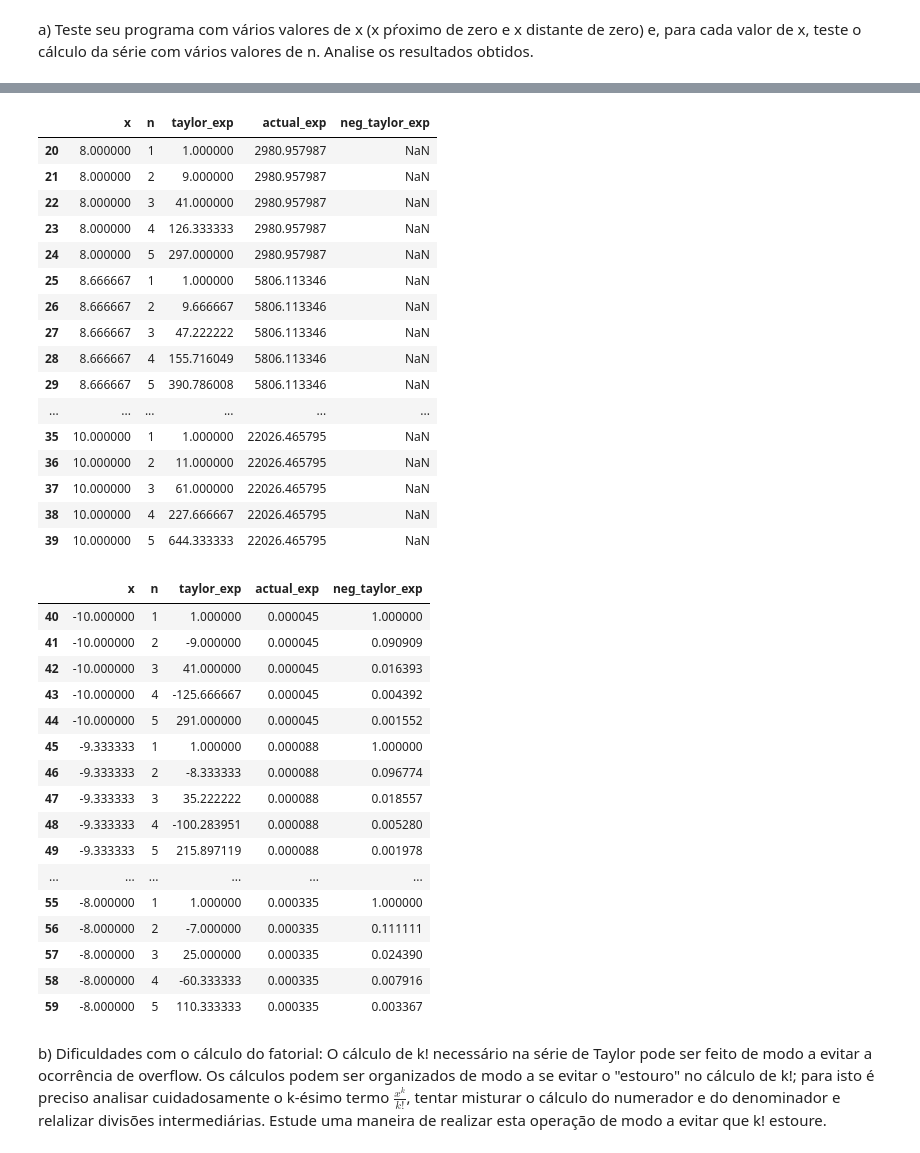
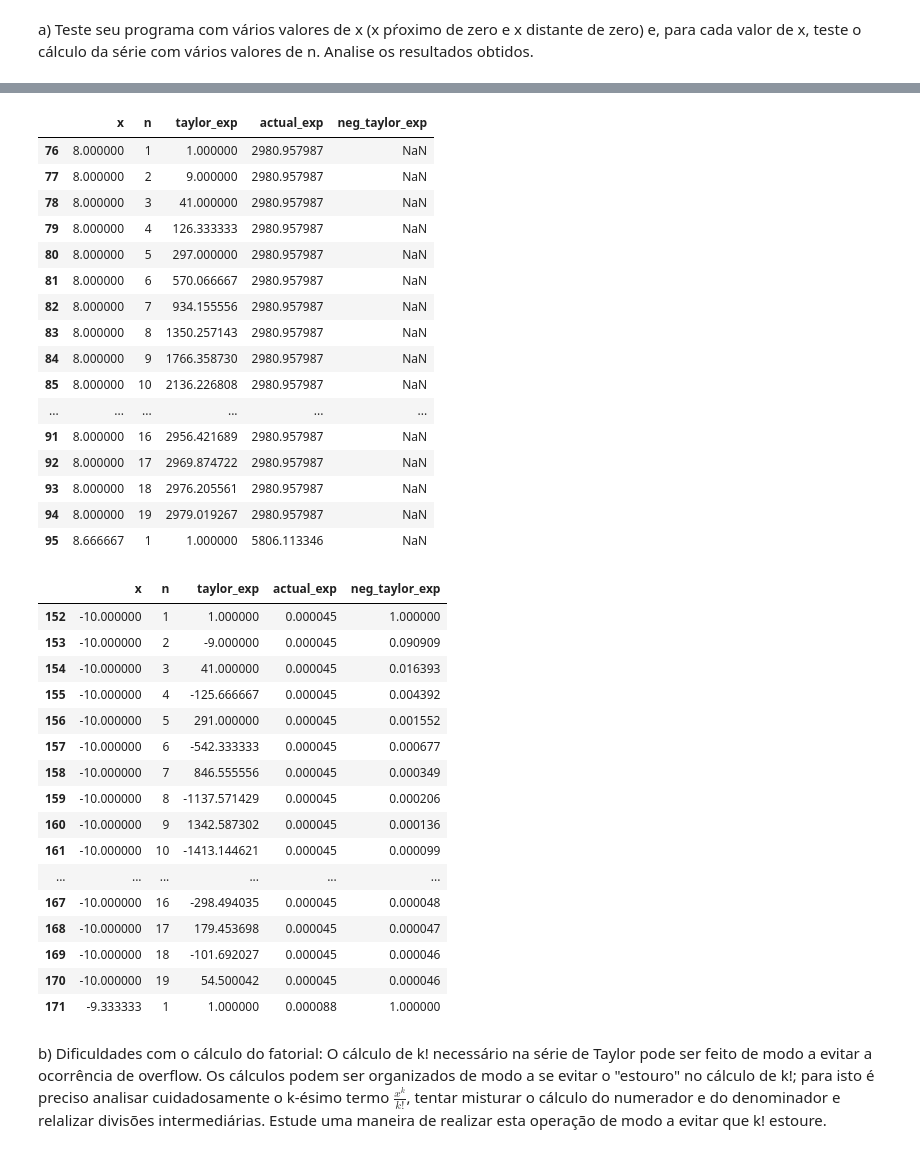
Before and after one commit to fromcaio/numerical-analysis, a Jupyter notebook: 02-taylor-sries.ipynb, the cells around one changed output, grey strips where cells are left out. Cells and saved outputs as stored; diff of their text form; code cells hidden in the pictures.

```diff
--- a/02-taylor-sries.ipynb
+++ b/02-taylor-sries.ipynb
@@ -127,7 +127,7 @@ def taylor_exp(x, n):
 x_next_to_zero_vals = numpy.linspace(-2, 2, 4)
 x_far_from_zero_vals = numpy.linspace(8, 10, 4)
 x_far_from_zero_negative_vals = numpy.linspace(-10, -8, 4)
-n_vals = list(range(1, 6))
+n_vals = list(range(1, 20))
 
 # Acumule os resultados em uma lista
 results = []
@@ -189,37 +189,37 @@ display(df_x_far_neg.head(20))
 |  | x | n | taylor_exp | actual_exp | neg_taylor_exp |
-| 20 | 8.000000 | 1 | 1.000000 | 2980.957987 | NaN |
-| 21 | 8.000000 | 2 | 9.000000 | 2980.957987 | NaN |
-| 22 | 8.000000 | 3 | 41.000000 | 2980.957987 | NaN |
-| 23 | 8.000000 | 4 | 126.333333 | 2980.957987 | NaN |
-| 24 | 8.000000 | 5 | 297.000000 | 2980.957987 | NaN |
-| 25 | 8.666667 | 1 | 1.000000 | 5806.113346 | NaN |
-| 26 | 8.666667 | 2 | 9.666667 | 5806.113346 | NaN |
-| 27 | 8.666667 | 3 | 47.222222 | 5806.113346 | NaN |
-| 28 | 8.666667 | 4 | 155.716049 | 5806.113346 | NaN |
-| 29 | 8.666667 | 5 | 390.786008 | 5806.113346 | NaN |
+| 76 | 8.000000 | 1 | 1.000000 | 2980.957987 | NaN |
+| 77 | 8.000000 | 2 | 9.000000 | 2980.957987 | NaN |
+| 78 | 8.000000 | 3 | 41.000000 | 2980.957987 | NaN |
+| 79 | 8.000000 | 4 | 126.333333 | 2980.957987 | NaN |
+| 80 | 8.000000 | 5 | 297.000000 | 2980.957987 | NaN |
+| 81 | 8.000000 | 6 | 570.066667 | 2980.957987 | NaN |
+| 82 | 8.000000 | 7 | 934.155556 | 2980.957987 | NaN |
+| 83 | 8.000000 | 8 | 1350.257143 | 2980.957987 | NaN |
+| 84 | 8.000000 | 9 | 1766.358730 | 2980.957987 | NaN |
+| 85 | 8.000000 | 10 | 2136.226808 | 2980.957987 | NaN |
 | ... | ... | ... | ... | ... | ... |
-| 35 | 10.000000 | 1 | 1.000000 | 22026.465795 | NaN |
-| 36 | 10.000000 | 2 | 11.000000 | 22026.465795 | NaN |
-| 37 | 10.000000 | 3 | 61.000000 | 22026.465795 | NaN |
-| 38 | 10.000000 | 4 | 227.666667 | 22026.465795 | NaN |
-| 39 | 10.000000 | 5 | 644.333333 | 22026.465795 | NaN |
+| 91 | 8.000000 | 16 | 2956.421689 | 2980.957987 | NaN |
+| 92 | 8.000000 | 17 | 2969.874722 | 2980.957987 | NaN |
+| 93 | 8.000000 | 18 | 2976.205561 | 2980.957987 | NaN |
+| 94 | 8.000000 | 19 | 2979.019267 | 2980.957987 | NaN |
+| 95 | 8.666667 | 1 | 1.000000 | 5806.113346 | NaN |
 |  | x | n | taylor_exp | actual_exp | neg_taylor_exp |
-| 40 | -10.000000 | 1 | 1.000000 | 0.000045 | 1.000000 |
-| 41 | -10.000000 | 2 | -9.000000 | 0.000045 | 0.090909 |
-| 42 | -10.000000 | 3 | 41.000000 | 0.000045 | 0.016393 |
-| 43 | -10.000000 | 4 | -125.666667 | 0.000045 | 0.004392 |
-| 44 | -10.000000 | 5 | 291.000000 | 0.000045 | 0.001552 |
-| 45 | -9.333333 | 1 | 1.000000 | 0.000088 | 1.000000 |
-| 46 | -9.333333 | 2 | -8.333333 | 0.000088 | 0.096774 |
-| 47 | -9.333333 | 3 | 35.222222 | 0.000088 | 0.018557 |
-| 48 | -9.333333 | 4 | -100.283951 | 0.000088 | 0.005280 |
-| 49 | -9.333333 | 5 | 215.897119 | 0.000088 | 0.001978 |
+| 152 | -10.000000 | 1 | 1.000000 | 0.000045 | 1.000000 |
+| 153 | -10.000000 | 2 | -9.000000 | 0.000045 | 0.090909 |
+| 154 | -10.000000 | 3 | 41.000000 | 0.000045 | 0.016393 |
+| 155 | -10.000000 | 4 | -125.666667 | 0.000045 | 0.004392 |
+| 156 | -10.000000 | 5 | 291.000000 | 0.000045 | 0.001552 |
+| 157 | -10.000000 | 6 | -542.333333 | 0.000045 | 0.000677 |
+| 158 | -10.000000 | 7 | 846.555556 | 0.000045 | 0.000349 |
+| 159 | -10.000000 | 8 | -1137.571429 | 0.000045 | 0.000206 |
+| 160 | -10.000000 | 9 | 1342.587302 | 0.000045 | 0.000136 |
+| 161 | -10.000000 | 10 | -1413.144621 | 0.000045 | 0.000099 |
 | ... | ... | ... | ... | ... | ... |
-| 55 | -8.000000 | 1 | 1.000000 | 0.000335 | 1.000000 |
-| 56 | -8.000000 | 2 | -7.000000 | 0.000335 | 0.111111 |
-| 57 | -8.000000 | 3 | 25.000000 | 0.000335 | 0.024390 |
-| 58 | -8.000000 | 4 | -60.333333 | 0.000335 | 0.007916 |
-| 59 | -8.000000 | 5 | 110.333333 | 0.000335 | 0.003367 |
+| 167 | -10.000000 | 16 | -298.494035 | 0.000045 | 0.000048 |
+| 168 | -10.000000 | 17 | 179.453698 | 0.000045 | 0.000047 |
+| 169 | -10.000000 | 18 | -101.692027 | 0.000045 | 0.000046 |
+| 170 | -10.000000 | 19 | 54.500042 | 0.000045 | 0.000046 |
+| 171 | -9.333333 | 1 | 1.000000 | 0.000088 | 1.000000 |
 # %% [markdown]
 b) Dificuldades com o cálculo do fatorial: O cálculo de k! necessário na série de Taylor pode ser feito de modo a evitar a ocorrência de overflow. Os cálculos podem ser organizados de modo a se evitar o "estouro" no cálculo de k!; para isto é preciso analisar cuidadosamente o k-ésimo termo $\frac{x^{k}}{k!}$, tentar misturar o cálculo do numerador e do denominador e relalizar divisões intermediárias. Estude uma maneira de realizar esta operação de modo a evitar que k! estoure.
 # %% [markdown]
```
Also changed, not shown: parts of 3 cells of this notebook.
